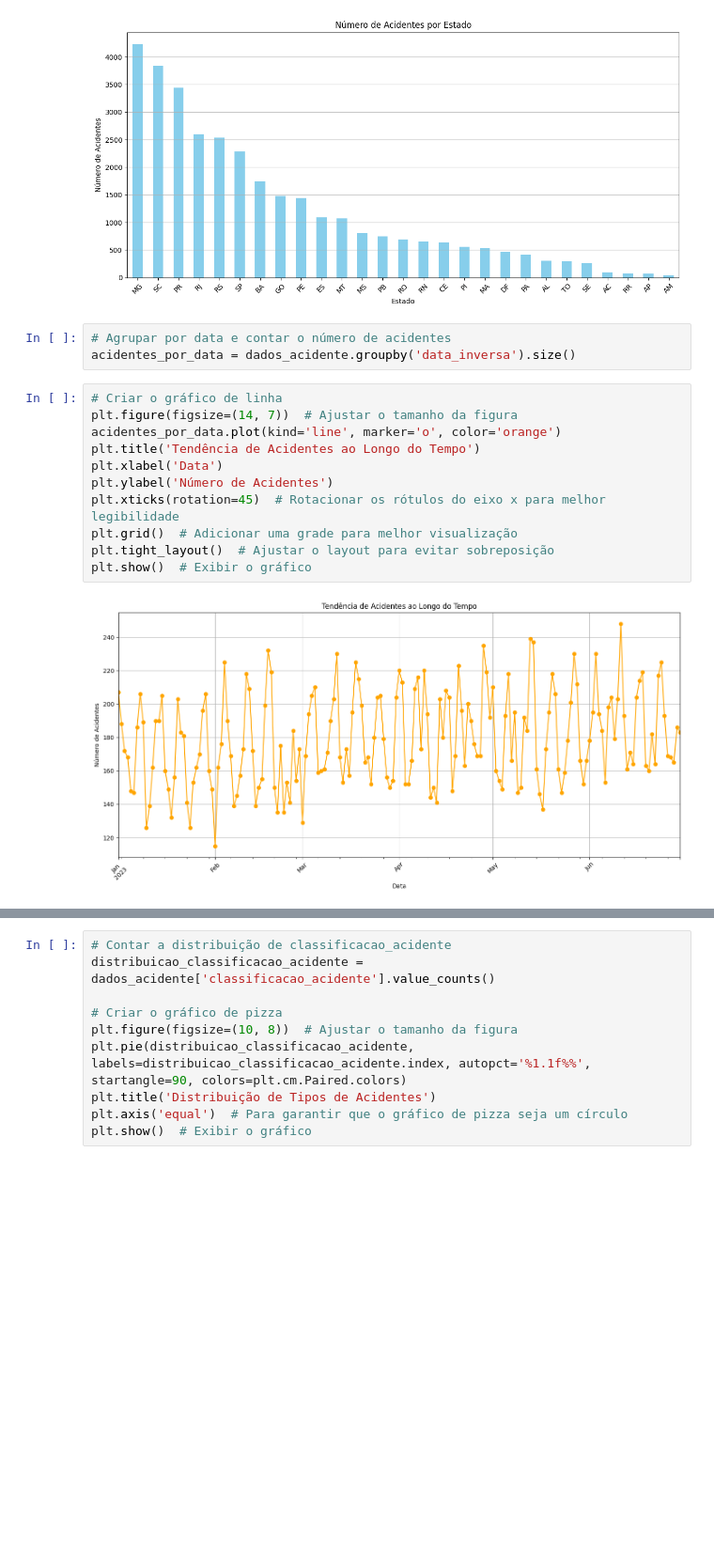
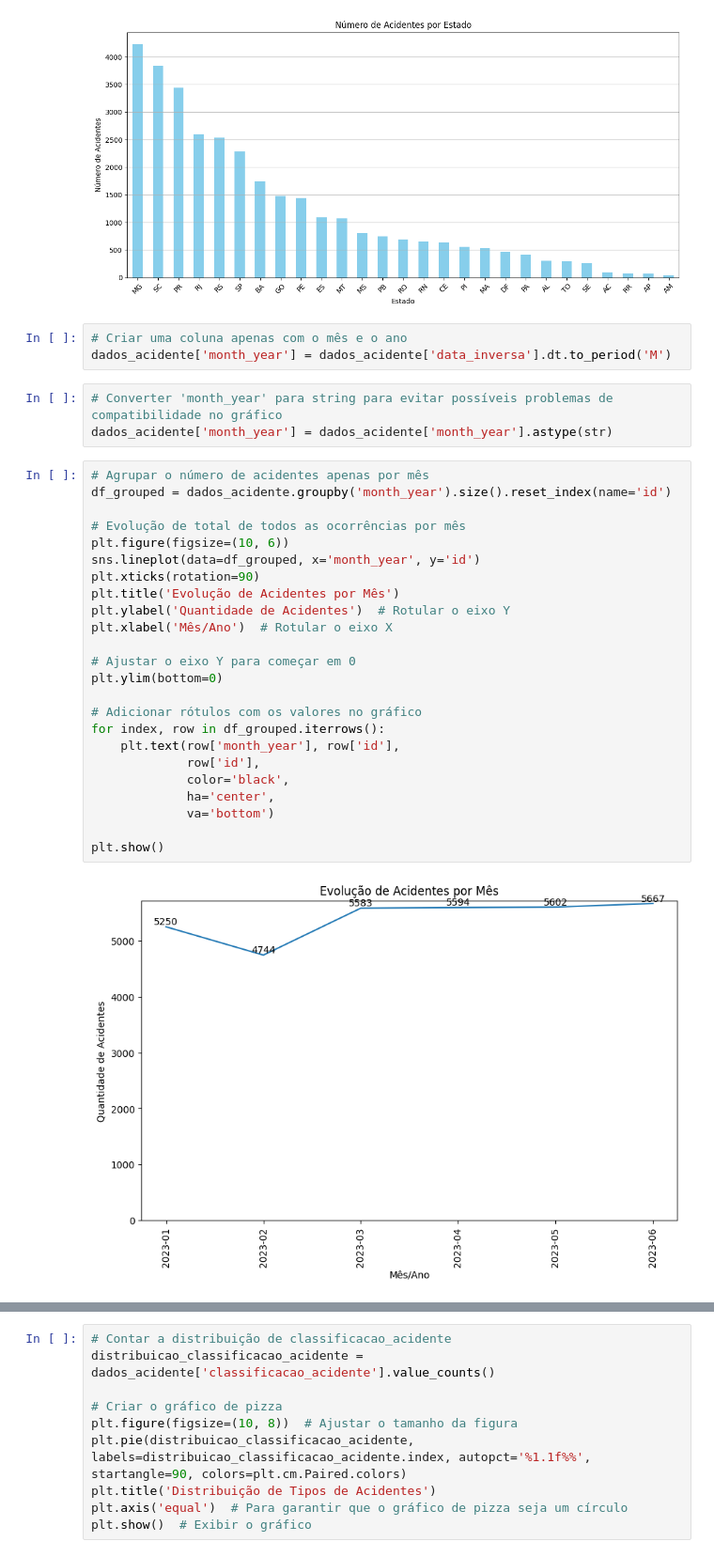
Before and after one commit to ClaireBP/Projeto_Final_Reprograma0n33, a Jupyter notebook: Projeto/projetofinalclaire.ipynb, the cells around one changed output, grey strips where cells are left out. Shown at 94% size. Cells and saved outputs as stored; diff of their text form; blank space fills up the shorter version.

```diff
--- a/Projeto/projetofinalclaire.ipynb
+++ b/Projeto/projetofinalclaire.ipynb
@@ -228,20 +228,36 @@ plt.tight_layout()  # Ajustar o layout para evitar sobreposição
 plt.show()  # Exibir o gráfico
 # %% [output]
 [figure]
-# %%
-# Agrupar por data e contar o número de acidentes
-acidentes_por_data = dados_acidente.groupby('data_inversa').size()
-# %%
-# Criar o gráfico de linha
-plt.figure(figsize=(14, 7))  # Ajustar o tamanho da figura
-acidentes_por_data.plot(kind='line', marker='o', color='orange')
-plt.title('Tendência de Acidentes ao Longo do Tempo')
-plt.xlabel('Data')
-plt.ylabel('Número de Acidentes')
-plt.xticks(rotation=45)  # Rotacionar os rótulos do eixo x para melhor legibilidade
-plt.grid()  # Adicionar uma grade para melhor visualização
-plt.tight_layout()  # Ajustar o layout para evitar sobreposição
-plt.show()  # Exibir o gráfico
-# %% [output]
-[figure, removed]
+# %%
+# Criar uma coluna apenas com o mês e o ano
+dados_acidente['month_year'] = dados_acidente['data_inversa'].dt.to_period('M')
+# %%
+# Converter 'month_year' para string para evitar possíveis problemas de compatibilidade no gráfico
+dados_acidente['month_year'] = dados_acidente['month_year'].astype(str)
+# %%
+# Agrupar o número de acidentes apenas por mês
+df_grouped = dados_acidente.groupby('month_year').size().reset_index(name='id')
+
+# Evolução de total de todos as ocorrências por mês
+plt.figure(figsize=(10, 6))
+sns.lineplot(data=df_grouped, x='month_year', y='id')
+plt.xticks(rotation=90)
+plt.title('Evolução de Acidentes por Mês')
+plt.ylabel('Quantidade de Acidentes')  # Rotular o eixo Y
+plt.xlabel('Mês/Ano')  # Rotular o eixo X
+
+# Ajustar o eixo Y para começar em 0
+plt.ylim(bottom=0)
+
+# Adicionar rótulos com os valores no gráfico
+for index, row in df_grouped.iterrows():
+    plt.text(row['month_year'], row['id'],
+             row['id'],
+             color='black',
+             ha='center',
+             va='bottom')
+
+plt.show()
+# %% [output]
+[figure, added]
 # %%
```
Also changed, not shown: parts of 4 cells of this notebook.
